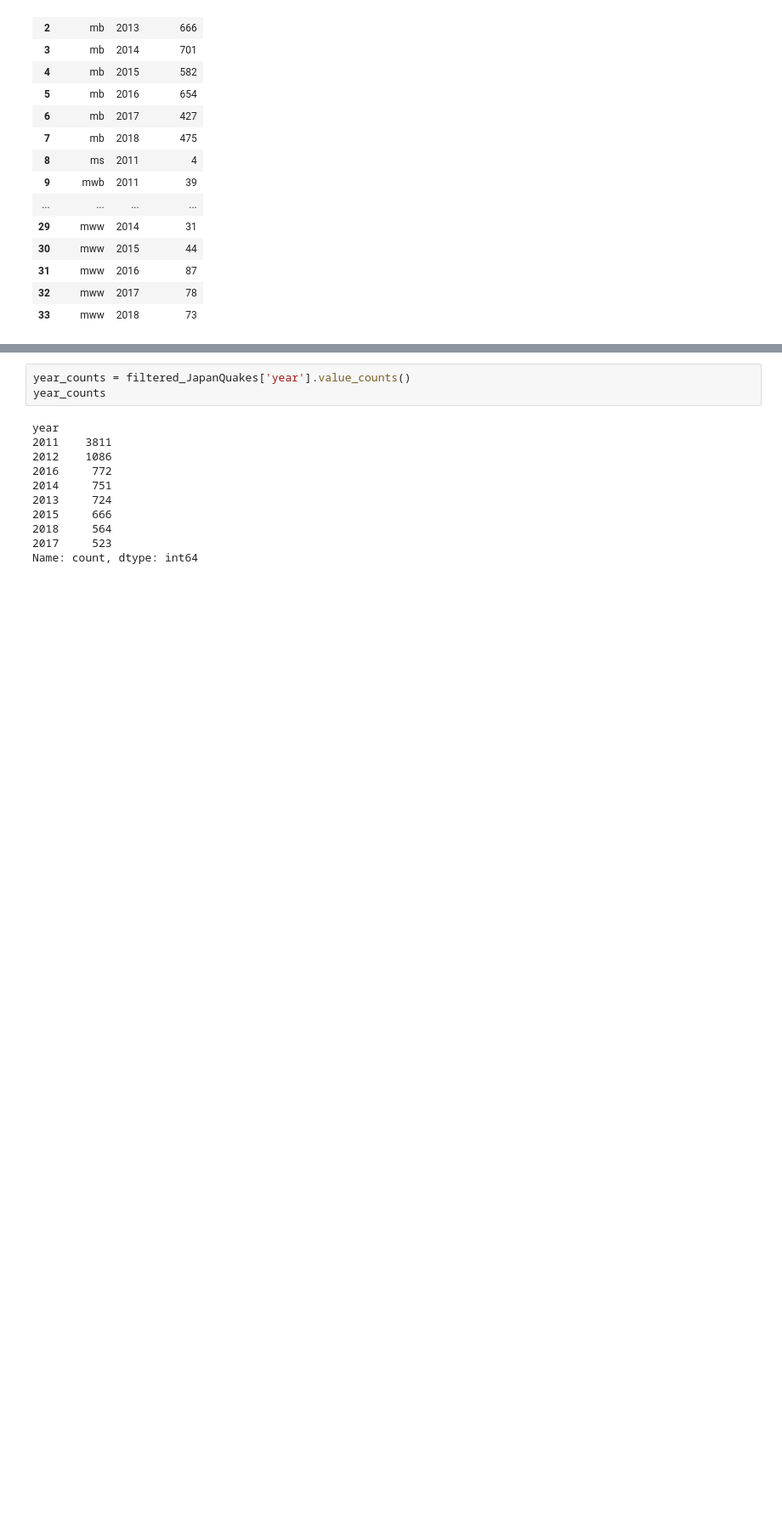
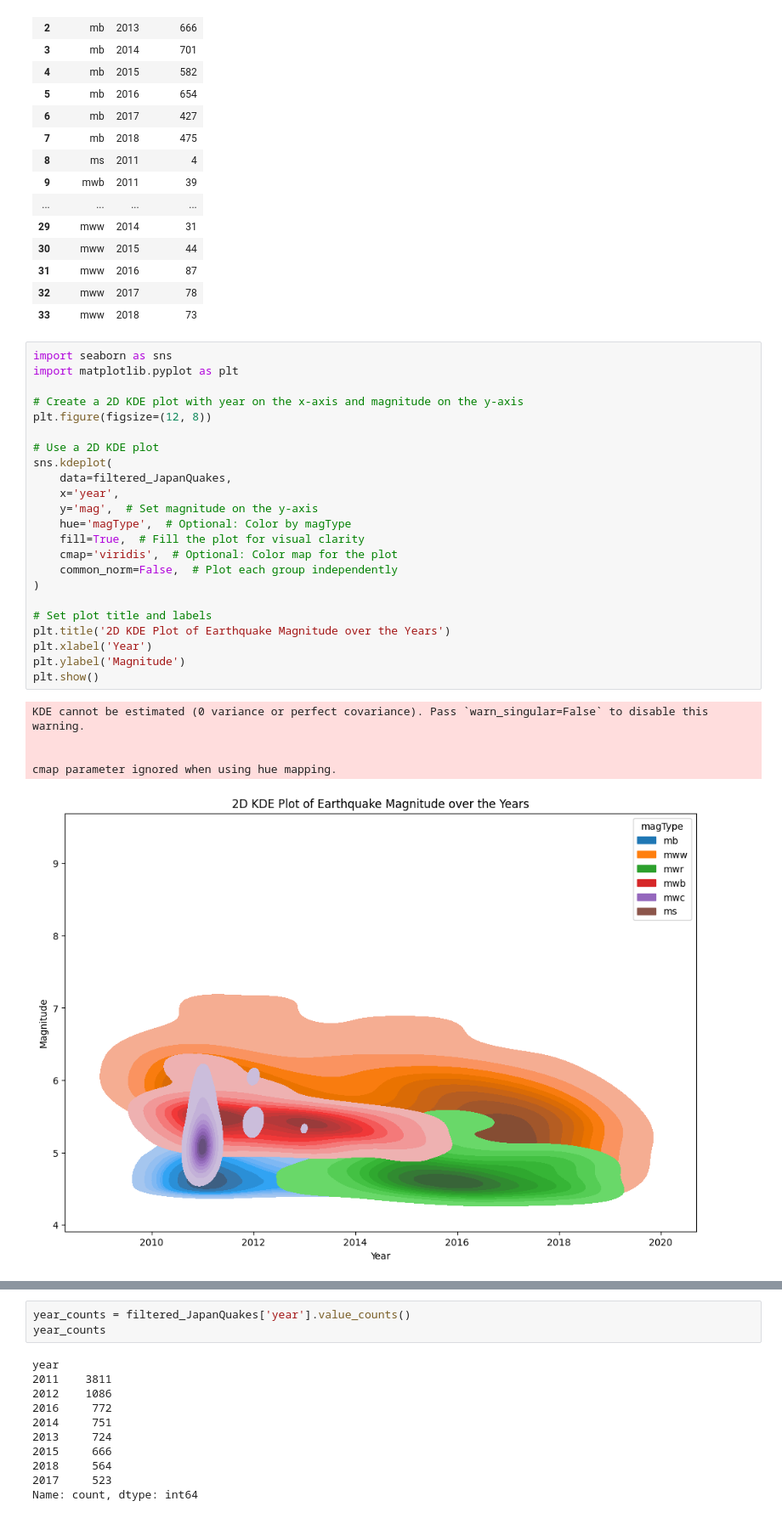
Before and after one commit to Twujira/TigistData110, a Jupyter notebook: Project2_Japanquake.ipynb, the cells around one changed output, grey strips where cells are left out. Shown: that part at 85% size. Cells and saved outputs as stored; diff of their text form; blank space fills up the shorter version.

```diff
--- a/Project2_Japanquake.ipynb
+++ b/Project2_Japanquake.ipynb
@@ -175,3 +217,32 @@ Quake_Group
 | 31 | mww | 2016 | 87 |
 | 32 | mww | 2017 | 78 |
 | 33 | mww | 2018 | 73 |
+# %%
+import seaborn as sns
+import matplotlib.pyplot as plt
+
+# Create a 2D KDE plot with year on the x-axis and magnitude on the y-axis
+plt.figure(figsize=(12, 8))
+
+# Use a 2D KDE plot
+sns.kdeplot(
+    data=filtered_JapanQuakes,
+    x='year',
+    y='mag',  # Set magnitude on the y-axis
+    hue='magType',  # Optional: Color by magType
+    fill=True,  # Fill the plot for visual clarity
+    cmap='viridis',  # Optional: Color map for the plot
+    common_norm=False,  # Plot each group independently
+)
+
+# Set plot title and labels
+plt.title('2D KDE Plot of Earthquake Magnitude over the Years')
+plt.xlabel('Year')
+plt.ylabel('Magnitude')
+plt.show()
+# %% [output]
+KDE cannot be estimated (0 variance or perfect covariance). Pass `warn_singular=False` to disable this warning.
+
+
+cmap parameter ignored when using hue mapping.
+[figure, added]
```
Also changed, not shown: parts of 10 cells of this notebook.
